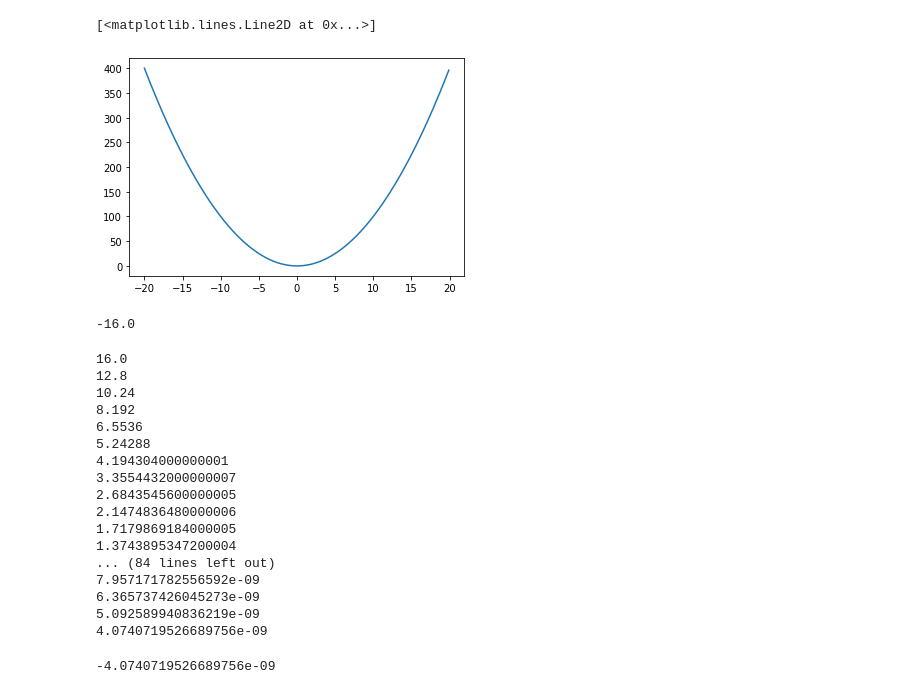
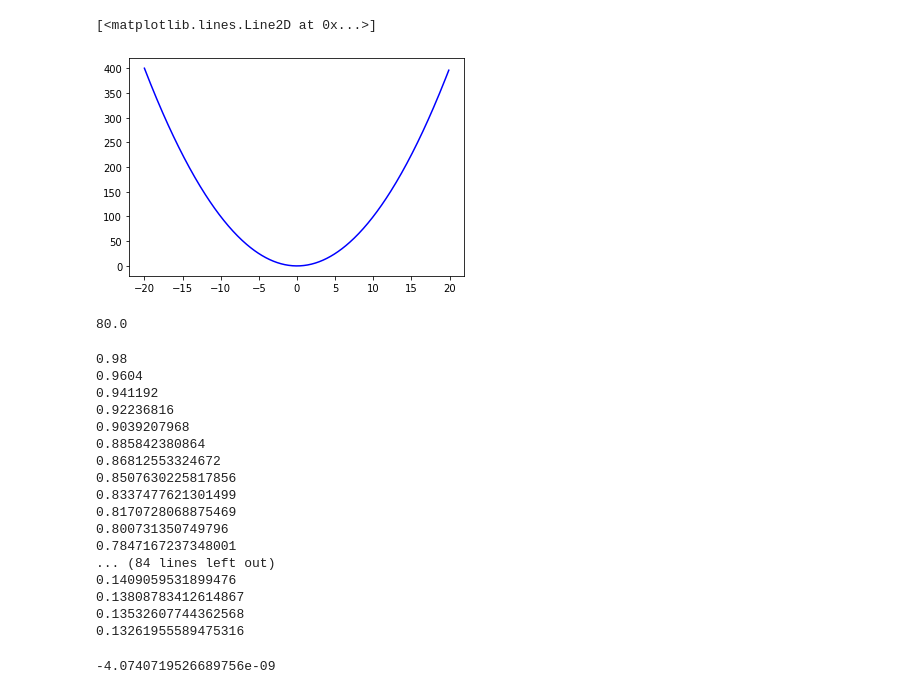
Before and after one commit to mohamad-qodosi/utech-summer-school-99-Machine-Learning, a Jupyter notebook: Notebooks/Linear_Regression/linear_regression_2.ipynb, the cells around one changed output. Cells and saved outputs as stored; diff of their text form; code cells hidden in the pictures.

```diff
--- a/Notebooks/Linear_Regression/linear_regression_2.ipynb
+++ b/Notebooks/Linear_Regression/linear_regression_2.ipynb
@@ -11,46 +11,46 @@ we want to find minimum of:
 # %%
 x = np.arange(-20, 20, 0.1)
 y = x ** 2
 y_der = 2 * x
-plt.plot(x, y)
+plt.plot(x, y, 'b-')
 # %% [output]
 [<matplotlib.lines.Line2D at 0x...>]
-[figure, old version]
+[figure, new version]
 # %%
-x_GD = -20
+x_GD = 100
 alpha = 0.1
 
 der = 2 * x_GD
 x_GD = x_GD - alpha * der
 print(x_GD)
 # %% [output]
--16.0
+80.0
 # %%
-x_GD = 20
-alpha = 0.1
+x_GD = 1
+alpha = 0.01
 
 for i in range(100):
     der = 2 * x_GD
     x_GD = x_GD - alpha * der
     print(x_GD)
 # %% [output]
-16.0
-12.8
-10.24
-8.192
-6.5536
-5.24288
-4.194304000000001
-3.3554432000000007
-2.6843545600000005
-2.1474836480000006
-1.7179869184000005
-1.3743895347200004
+0.98
+0.9604
+0.941192
+0.92236816
+0.9039207968
+0.885842380864
+0.86812553324672
+0.8507630225817856
+0.8337477621301499
+0.8170728068875469
+0.800731350749796
+0.7847167237348001
 ... (84 lines left out)
-7.957171782556592e-09
-6.365737426045273e-09
-5.092589940836219e-09
-4.0740719526689756e-09
+0.1409059531899476
+0.13808783412614867
+0.13532607744362568
+0.13261955589475316
 # %%
 x_GD = [-20]
 alpha = 0.1
```
Also changed, not shown: parts of 14 cells of this notebook, 12 other files.
